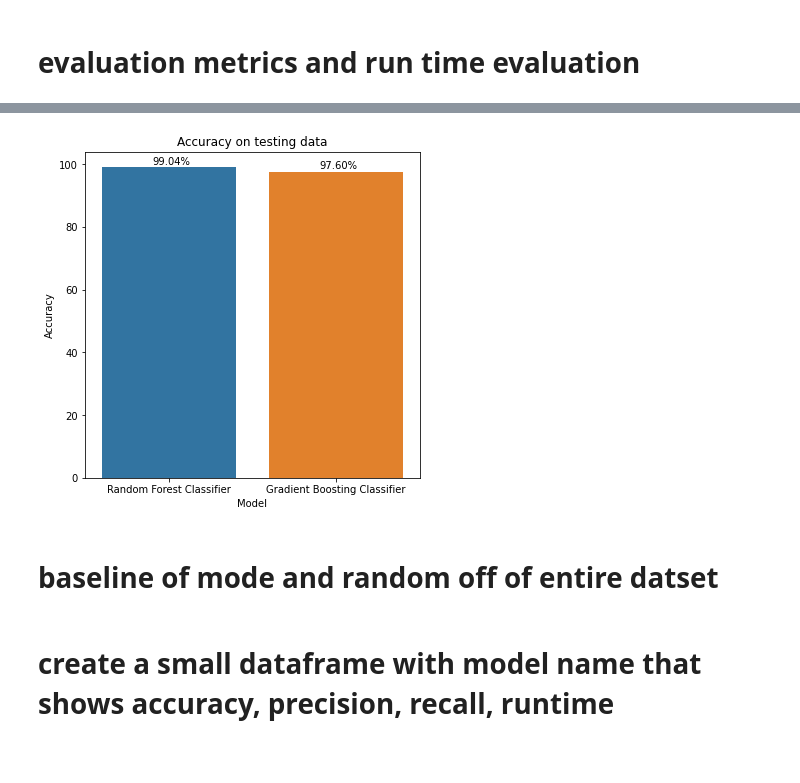
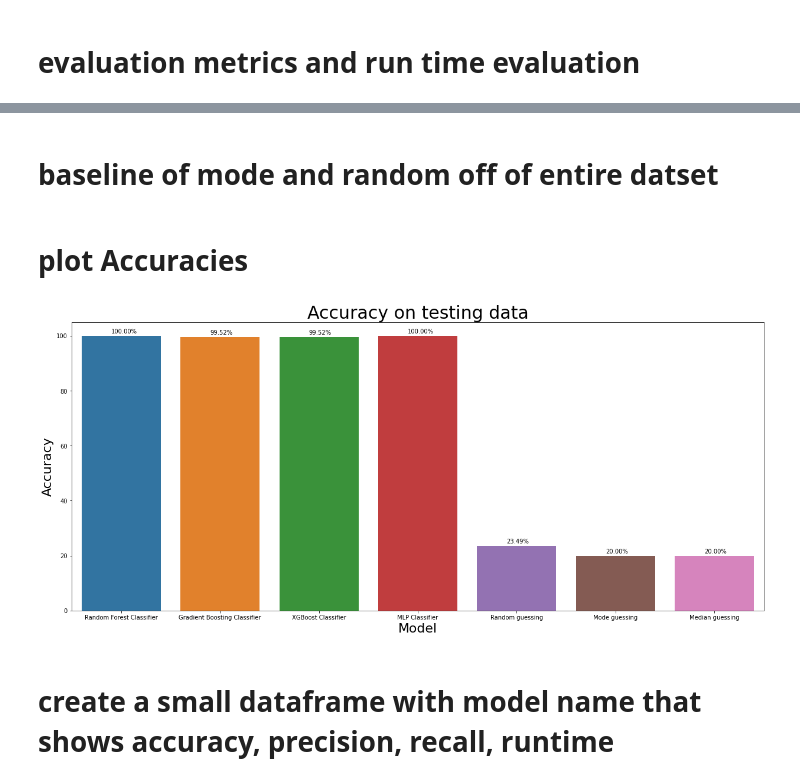
Before and after one commit to mkerekes1427/CAP-4770-Final-Project, a Jupyter notebook: sleep-datascience-notebook.ipynb, the cells around one changed output, grey strips where cells are left out. Drawn from its saved outputs; the diff is of its cells as text; code cells hidden in the pictures; blank space fills up the shorter version.

Commit message:
Code after Zoom Session with Plots

```diff
--- a/sleep-datascience-notebook.ipynb
+++ b/sleep-datascience-notebook.ipynb
@@ -158,0 +180,7 @@ pred_y = RFmodel.predict(test_x)
+# %%
+from sklearn.model_selection import cross_validate
+
+rf_cross_val = cross_validate(estimator=RFmodel, X=train_x, y=train_y, cv=10)
+gbc_cross_val = cross_validate(estimator=GBCmodel, X=train_x, y=train_y, cv=10)
+xgb_cross_val = cross_validate(estimator=XGBmodel, X=train_x, y=train_y, cv=10)
+mlp_cross_val = cross_validate(estimator=mlp_class, X=train_x, y=train_y, cv=10)
@@ -168,2 +200,11 @@ GBC_pred_y = metrics.accuracy_score(test_y, GBC_pred_y) * 100
+# %%
+RF_pred_y = RFmodel.predict(test_x)
+GBC_pred_y = GBCmodel.predict(test_x)
+XGB_pred_y = XGBmodel.predict(test_x)
+
+RF_acc =  rf_cross_val["test_score"].mean() * 100
+GBC_acc =  gbc_cross_val["test_score"].mean() * 100
+XGB_acc =  xgb_cross_val["test_score"].mean() * 100
+MLP_acc = mlp_cross_val["test_score"].mean() * 100
 # %% [markdown]
 # evaluation metrics and run time evaluation
@@ -175,18 +211,32 @@ accuracies = [RF_acc, GBC_pred_y]
-# %%
-plt.figure(figsize=[6, 6])
-sns.barplot(x=models, y=accuracies)
-
-plt.title("Accuracy on testing data")
-plt.ylabel("Accuracy")
-plt.xlabel("Model")
-xlocs=[i+1 for i in range(0,10)]
-for i, j in enumerate(accuracies):
-    acc_pct = "{:.2f}".format(j)
-    plt.text(xlocs[i] - 1.1, j+1, str(acc_pct)+'%')
-# %% [output]
-[figure, removed]
 # %% [markdown]
 # baseline of mode and random off of entire datset
+# %%
+import random
+from scipy import stats
+
+random.randint(0,4)
+y_shape = np.array(all_y.shape)
+
+random_guess_baseline = np.sum(all_y == [random.randint(0,4) for i in range(all_y.shape[0])]) / all_y.shape[0] * 100
+mode_baseline = np.sum(all_y == [stats.mode(train_y)[0][0] for i in range(all_y.shape[0])]) / all_y.shape[0] * 100
+median_baseline = np.sum(all_y == [np.median(train_y) for i in range(all_y.shape[0])]) / all_y.shape[0] * 100
+# %%
+models = ["Random Forest Classifier", "Gradient Boosting Classifier", "XGBoost Classifier", "MLP Classifier", "Random guessing","Mode guessing","Median guessing"]
+accuracies = [RF_acc, GBC_acc, XGB_acc, MLP_acc, random_guess_baseline, mode_baseline, median_baseline]
+# %% [markdown]
+# plot Accuracies
+# %%
+plt.figure(figsize=[21, 9])
+sns.barplot(x=models, y=accuracies)
+plt.title("Accuracy on testing data", fontsize=30)
+plt.ylabel("Accuracy", fontsize=22)
+plt.xlabel("Model", fontsize=22)
+xlocs=[i+1 for i in range(0,10)]
+for i, j in enumerate(accuracies):
+    acc_pct = "{:.2f}".format(j)
+    plt.text(xlocs[i] - 1.1, j+1, str(acc_pct)+'%')
+# %% [output]
+[figure, added]
 # %% [markdown]
 # create a small dataframe with model name that shows accuracy, precision, recall, runtime
 # %% [markdown]
```
Also changed, not shown: parts of 14 cells of this notebook.
